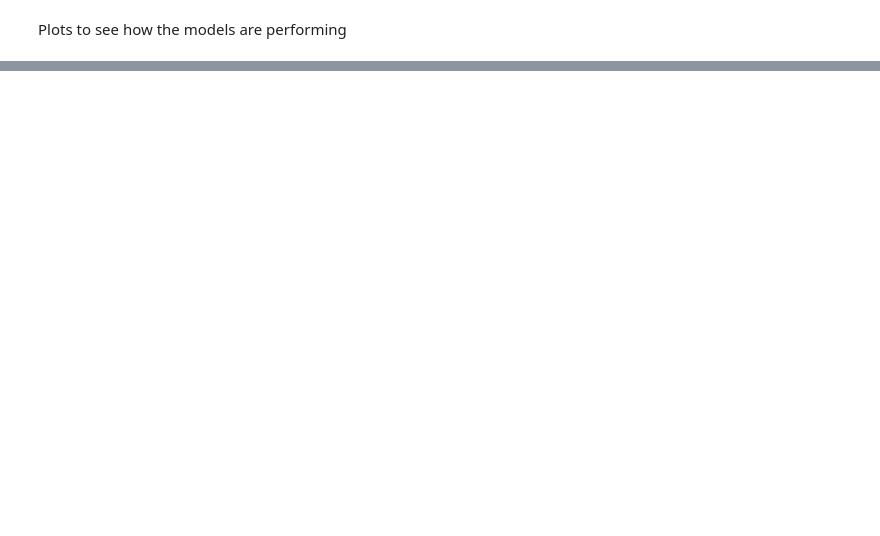
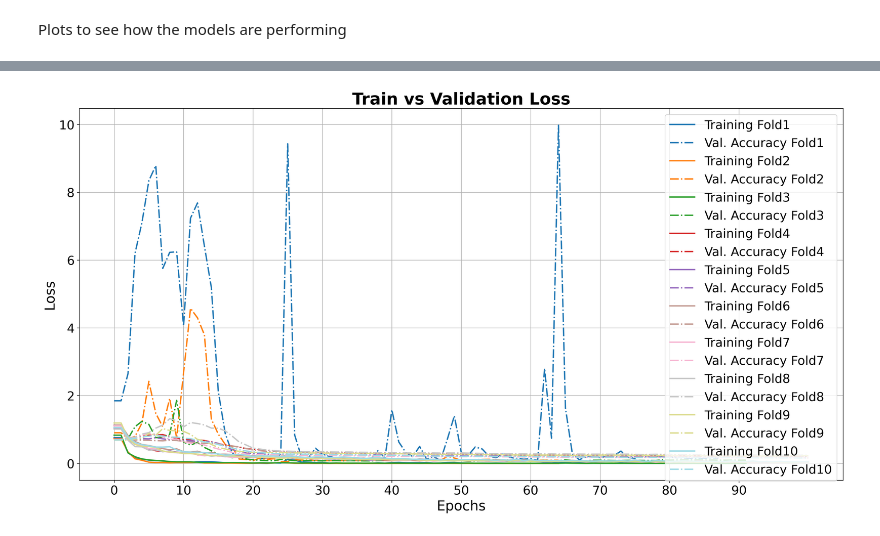
Before and after one commit to pietrodileo/Python_for_MD_thesis, a Jupyter notebook: CNN_CrossValidation.ipynb, the cells around one changed output, grey strips where cells are left out. Drawn from its saved outputs; the diff is of its cells as text; code cells hidden in the pictures; blank space fills up the shorter version.

```diff
--- a/CNN_CrossValidation.ipynb
+++ b/CNN_CrossValidation.ipynb
@@ -92,6 +94,6 @@ SaveFile = True #@param {type: "boolean"}
 # %% [markdown]
 # 📑 Unzip Directory
 # %%
-TASK = str(EPOCHS) + 'EP_' + str(num_cnn_layers) + 'conv_' + 'Batch' + str(BATCH_SIZE) + '_adam_' + fileName
+TASK = str(EPOCHS) + 'EP_' + str(num_cnn_layers) + 'conv_' + 'Batch' + str(BATCH_SIZE) + '_adam_' + str(k) + 'foldCV_' + fileName
 TASK
 # %% [output]
@@ -263,10 +264,10 @@ TrainSet = []
 TestSet = []
 TrainPath = []
 TestPath = []
-TestPath1 = []
-TrainPath1 = []
 for i in range(0,k):
+  print('\nFolder',i+1)
   for j in range(0,len(classnames)):
+    print('\nExamining: ',classnames[j])
     # take the current class (list of k tuple)
     currClass = splittedData[j]
     # take the tuple regarding the k-th folder
@@ -275,12 +276,12 @@ for i in range(0,k):
     dfPathTrain = kfold[1]
     # for the first class
     if j == 0:
-      TestPath1 = dfPathTest
-      TrainPath1 = dfPathTrain
+      TestPath = dfPathTest
+      TrainPath = dfPathTrain
     # next classes
     elif j > 0:
-      TestPath = pd.concat([TestPath1, dfPathTest],ignore_index=True)
-      TrainPath = pd.concat([TrainPath1, dfPathTrain],ignore_index=True)
+      TestPath = pd.concat([TestPath, dfPathTest],ignore_index=True)
+      TrainPath = pd.concat([TrainPath, dfPathTrain],ignore_index=True)
   # shuffle all the rows of train data
   TrainPath = TrainPath.sample(frac=1)
   # save training set and test set for all the K-folders
@@ -454,7 +473,7 @@ mcp_save = ModelCheckpoint(filepath=checkpoint_path,
                            mode=monitorMode)
 
 reduce_lr_loss = ReduceLROnPlateau(monitor=monitorValue,
-                                   factor=0.1, patience=5,
+                                   factor=0.1, patience=30,
                                    verbose=0, min_delta=1e-4, mode=monitorMode)
 
 LOSS = 'sparse_categorical_crossentropy'
@@ -702,17 +870,26 @@ plt.show()
 # %%
 colormap= plt.get_cmap('tab20')
 colors = iter(colormap(np.linspace(0,1,10)))
+fig = plt.figure(figsize=(20, 10),dpi=300)
+font = {'size'   : 18}
+plt.rc('font', **font)
 
 for fold in range(0,k):
   color=next(colors)
-  plt.plot(epochs, historyList[fold].history['loss'], \
-           label='Training Fold'+str(k),color=color)
-  plt.plot(epochs, historyList[fold].history['val_loss'], \
-           label='Val. Accuracy Fold'+str(k), linestyle = "dashdot",color=color)
+  kTrainLoss = [historyList[fold].history['loss'][0]] + historyList[fold].history['loss']
+  kValLoss = [historyList[fold].history['val_loss'][0]] + historyList[fold].history['val_loss']
+  epochs = list(range(0, len(kTrainLoss)))
+  plt.plot(epochs, kTrainLoss, label='Training Fold'+str(fold+1),color=color,linewidth=2)
+  plt.plot(epochs, kValLoss,label='Val. Accuracy Fold'+str(fold+1), \
+           linestyle = "dashdot",color=color,linewidth=2)
 plt.legend()
 plt.grid()
-plt.title("Train vs Validation Loss")
-plt.xlabel("Epochs")
-plt.ylabel("Loss")
-plt.xticks(range(1,EPOCHS))
+plt.title("Train vs Validation Loss", fontsize=24,fontweight='bold')
+plt.xlabel("Epochs", fontsize=20)
+plt.ylabel("Loss", fontsize=20)
+plt.xticks(range(0,EPOCHS,10))
 plt.show()
+outputName = os.path.join(outputPath,'Loss')
+fig.savefig(outputName, dpi=300, format='png',pad_inches=0.01)
+# %% [output]
+[figure, added]
```
Also changed, not shown: parts of 20 cells of this notebook.
